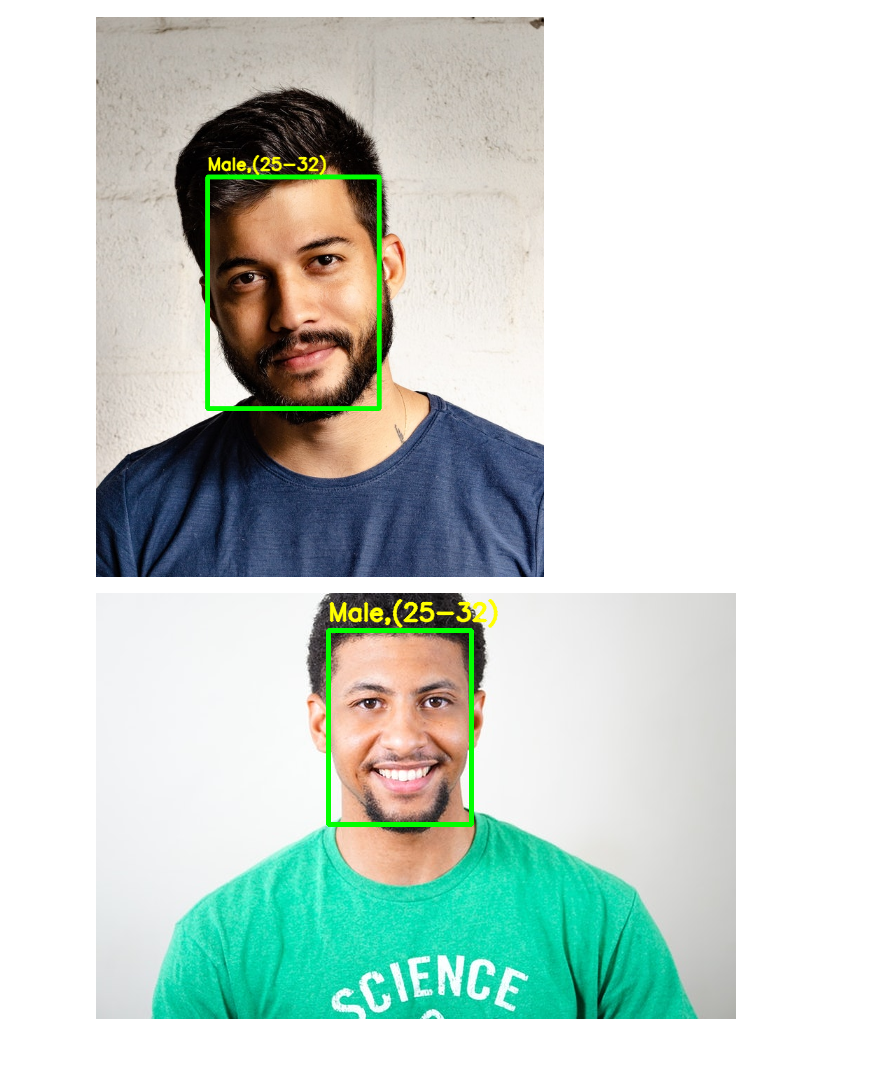
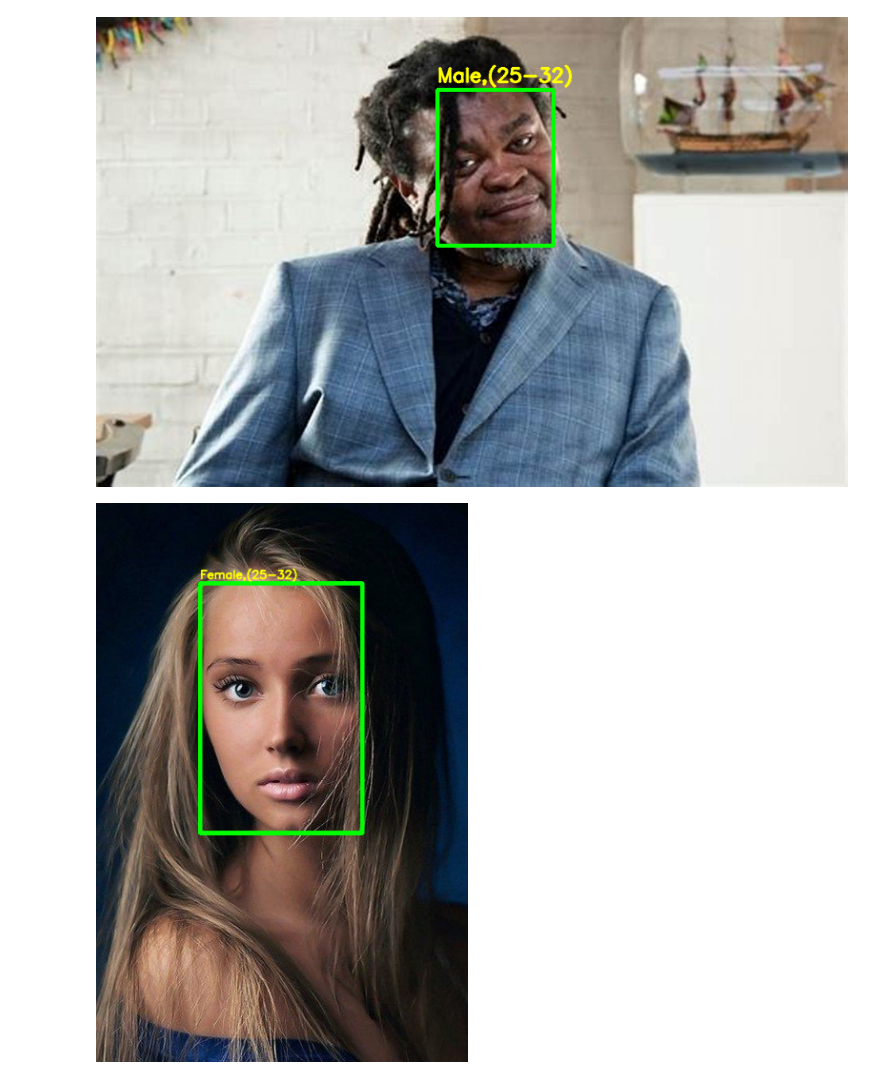
Before and after one commit to Devansh123465/Images, a Jupyter notebook: age&genderDetection.ipynb, the cells around one changed output. Cells and saved outputs as stored; diff of their text form; code cells hidden in the pictures; blank space fills up the shorter version.

```diff
--- a/age&genderDetection.ipynb
+++ b/age&genderDetection.ipynb
@@ -95,14 +96,14 @@ def age_gender_detector(frame):
         cv.putText(frameFace, label, (bbox[0], bbox[1]-10), cv.FONT_HERSHEY_SIMPLEX, 0.8, (0, 255, 255), 2, cv.LINE_AA)
     return frameFace
 # %%
-input = cv.imread("image.jpg")
+input = cv.imread("image3.jpg")
 output = age_gender_detector(input)
 cv2_imshow(output)
 # %% [output]
-[figure, old version]
+[figure, new version]
 # %%
-input = cv.imread("image1.jpg")
+input = cv.imread("image5.jpg")
 output = age_gender_detector(input)
 cv2_imshow(output)
 # %% [output]
-[figure, old version]
+[figure, new version]
```
Also changed, not shown: parts of 4 cells of this notebook.
